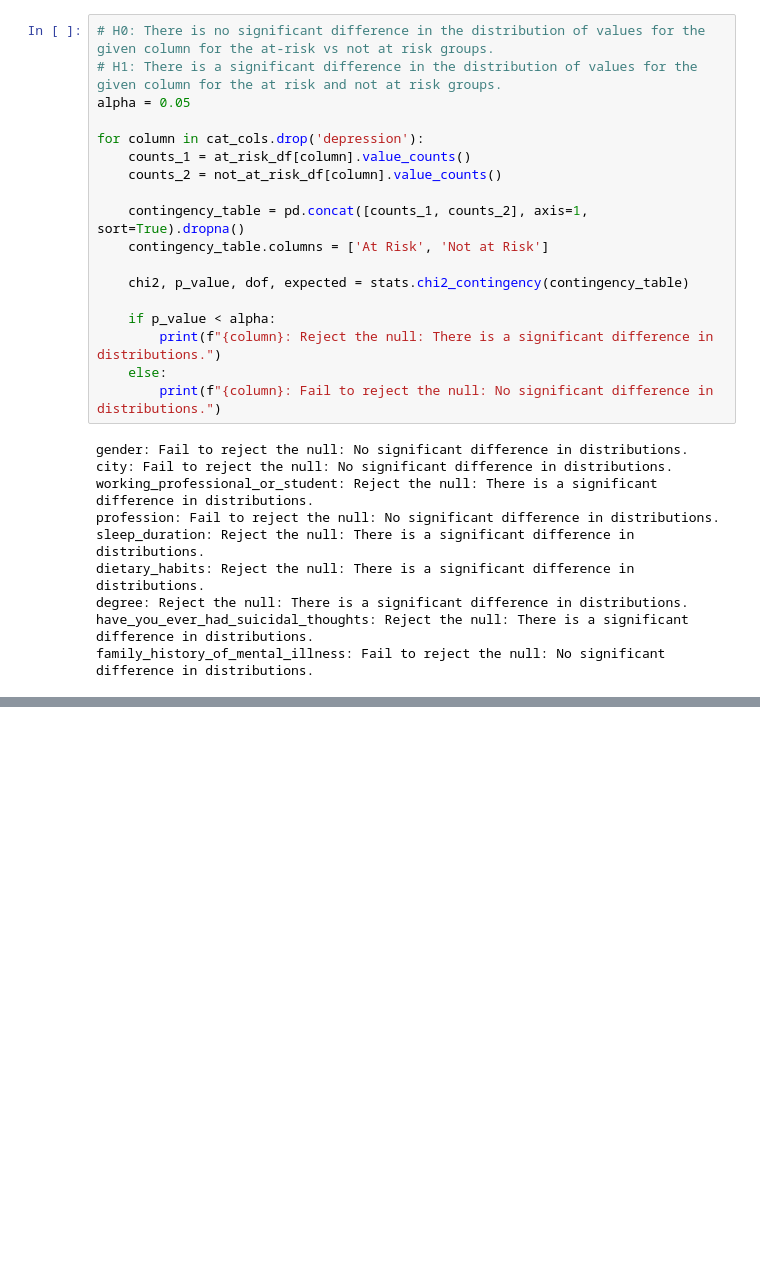
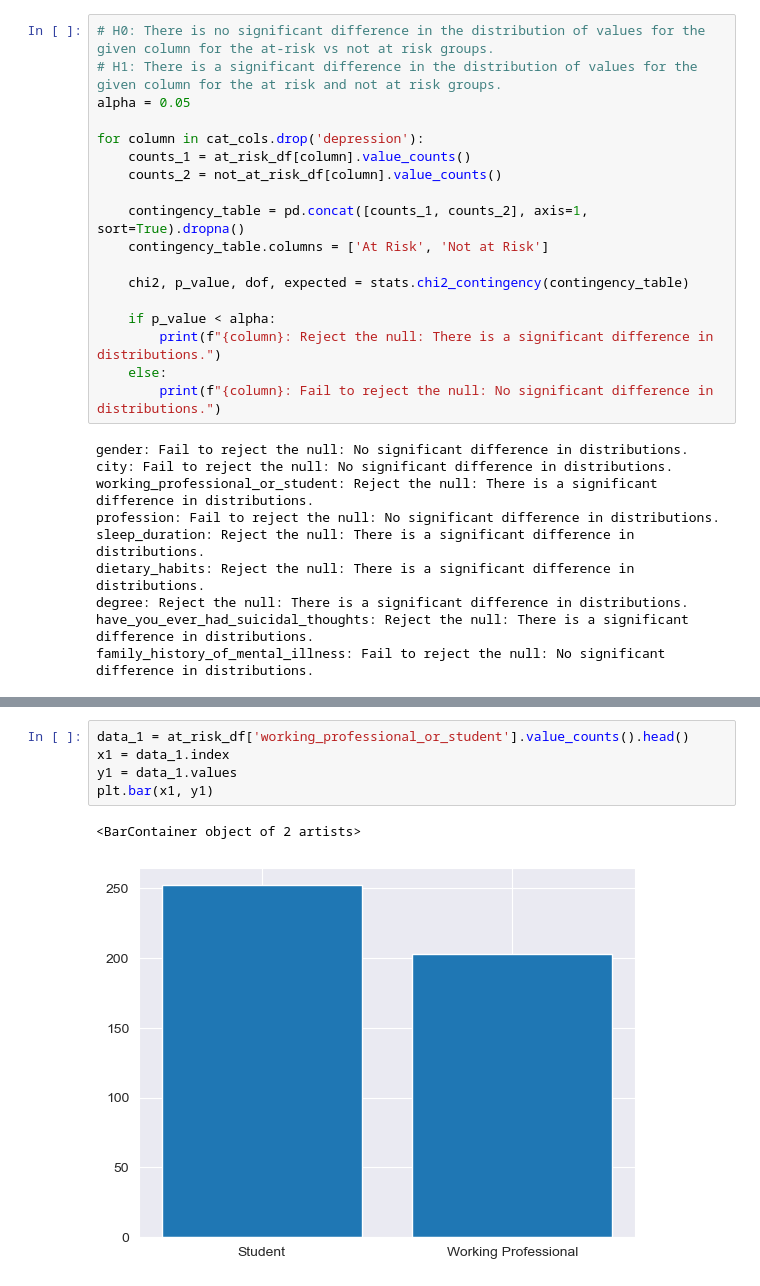
Before and after one commit to elijahlopez94/depression_survey_analysis, a Jupyter notebook: eda.ipynb, the cells around one changed output, grey strips where cells are left out. Drawn from its saved outputs; the diff is of its cells as text; blank space fills up the shorter version.

Commit message:
Added visualizations for each of the significant results.

```diff
--- a/eda.ipynb
+++ b/eda.ipynb
@@ -479,0 +490,8 @@ Groups with significantly different distributions include:
+# %%
+data_1 = at_risk_df['working_professional_or_student'].value_counts().head()
+x1 = data_1.index
+y1 = data_1.values
+plt.bar(x1, y1)
+# %% [output]
+<BarContainer object of 2 artists>
+[figure, added]
```
Also changed, not shown: parts of 5 cells of this notebook.
